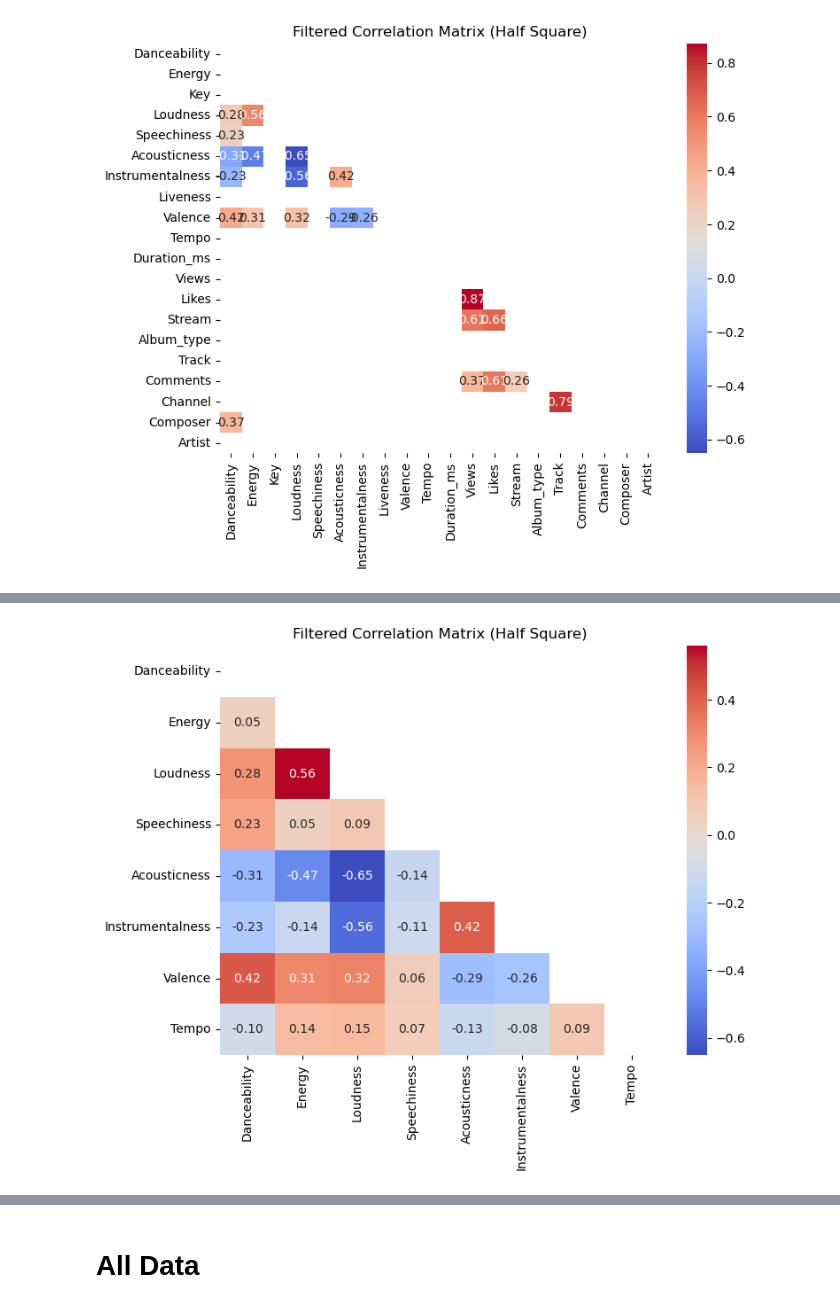
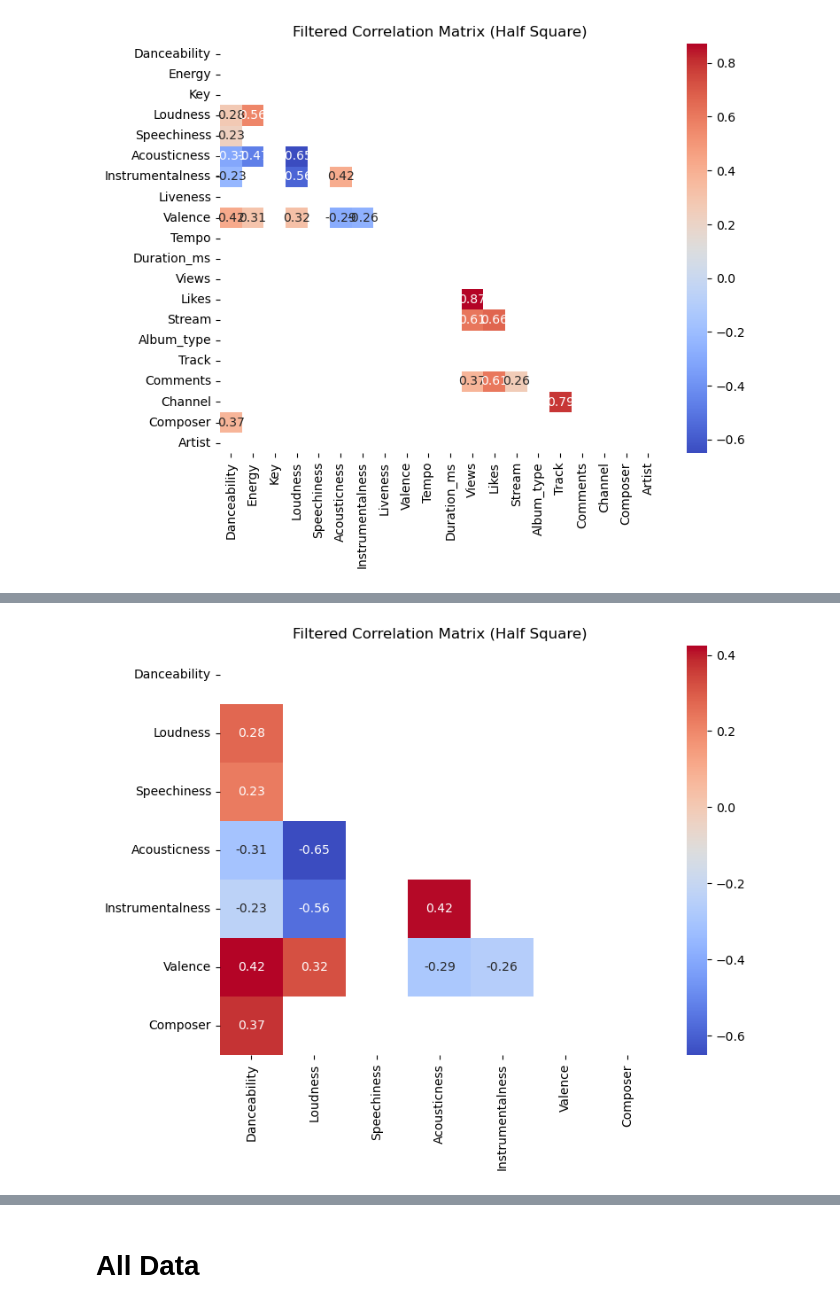
Before and after one commit to sormazabal/Konfusion, a Jupyter notebook: Adin-CascadeLearning.ipynb, the cells around one changed output, grey strips where cells are left out. Cells and saved outputs as stored; diff of their text form; code cells hidden in the pictures.

```diff
--- a/Adin-CascadeLearning.ipynb
+++ b/Adin-CascadeLearning.ipynb
@@ -192,8 +192,8 @@ corr_matrix_with_threshold(df_train_embedding_important, 0.2)
 # %%
-arr_NOT_important_column = [ 'Views','Composer', 'Likes', 'Stream', 'Track', 'Key', 'Liveness', 'Duration_ms',  'Album_type', 'Comments','Channel','Artist'  ]
+arr_NOT_important_column = [ 'Tempo', 'Energy', 'Views', 'Likes', 'Stream', 'Track', 'Key', 'Liveness', 'Duration_ms',  'Album_type', 'Comments','Channel','Artist'  ]
 df_train_embedding_important_simple = remove_unimportant_column(df_train_embedding_important, arr_NOT_important_column)
 df_test_embedding_important_simple = remove_unimportant_column(df_test_embedding_important, arr_NOT_important_column)
 # %%
-corr_matrix_with_threshold(df_train_embedding_important_simple, 0.01)
+corr_matrix_with_threshold(df_train_embedding_important_simple, 0.2)
 # %% [output]
-[figure, old version]
+[figure, new version]
```
Also changed, not shown: parts of 23 cells of this notebook, 1 other file.
